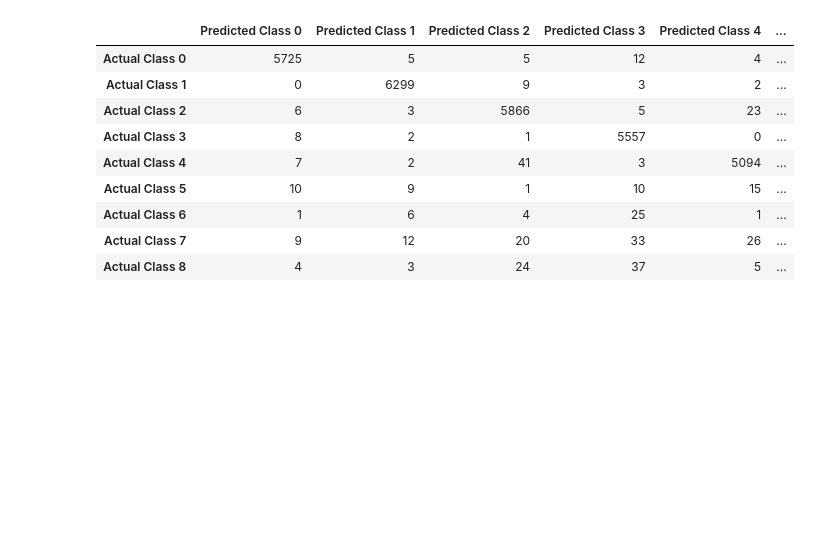
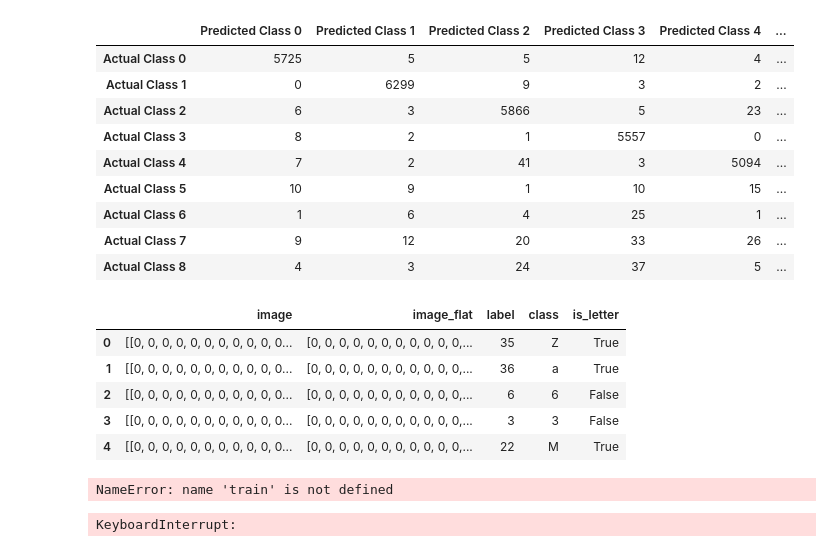
Before and after one commit to ambwhl/datasci_223, a Jupyter notebook: exercises/4-classification/exercise.ipynb, the cells around one changed output. Saved outputs shown, nothing was run; the diff lists cells and outputs as text; code cells hidden in the pictures; blank space fills up the shorter version.

```diff
--- a/exercises/4-classification/exercise.ipynb
+++ b/exercises/4-classification/exercise.ipynb
@@ -297,3 +296,19 @@ display_metrics(task, model_name, metrics_dict)
 | Actual Class 6 | 1 | 6 | 4 | 25 | 1 | ... |
 | Actual Class 7 | 9 | 12 | 20 | 33 | 26 | ... |
 | Actual Class 8 | 4 | 3 | 24 | 37 | 5 | ... |
+# %%
+###Classify digits vs. letters model showdown
+
+#1.Create a column for whether each row is a digit or a letter
+train['is_letter'] = train['label'] >= 10
+valid['is_letter'] = valid['label'] >= 10
+
+# Display the first few rows of the dataset
+display(train.head())
+# %% [output]
+|  | image | image_flat | label | class | is_letter |
+| 0 | [[0, 0, 0, 0, 0, 0, 0, 0, 0, 0, 0... | [0, 0, 0, 0, 0, 0, 0, 0, 0, 0, 0,... | 35 | Z | True |
+| 1 | [[0, 0, 0, 0, 0, 0, 0, 0, 0, 0, 0... | [0, 0, 0, 0, 0, 0, 0, 0, 0, 0, 0,... | 36 | a | True |
+| 2 | [[0, 0, 0, 0, 0, 0, 0, 0, 0, 0, 0... | [0, 0, 0, 0, 0, 0, 0, 0, 0, 0, 0,... | 6 | 6 | False |
+| 3 | [[0, 0, 0, 0, 0, 0, 0, 0, 0, 0, 0... | [0, 0, 0, 0, 0, 0, 0, 0, 0, 0, 0,... | 3 | 3 | False |
+| 4 | [[0, 0, 0, 0, 0, 0, 0, 0, 0, 0, 0... | [0, 0, 0, 0, 0, 0, 0, 0, 0, 0, 0,... | 22 | M | True |
@@ -300 +338,38 @@ display_metrics(task, model_name, metrics_dict)
+# %%
+# Initialize logistic regression classifier
+lr_clf = LogisticRegression(max_iter=1000, random_state=42)
+
+# Scale the data
+# When running without scaling the data, the model does not converge
+scaler = StandardScaler()
+train_scaled = scaler.fit_transform(train['image_flat'].tolist())
+valid_scaled = scaler.transform(valid['image_flat'].tolist())
+# %% [output]
+NameError: name 'train' is not defined
+# %%
+
+
+
+# Train and evaluate model
+lr_clf.fit(train_scaled, train['is_letter'])
+y_pred = lr_clf.predict(valid_scaled)
+
+# Calculate performance metrics
+acc = accuracy_score(valid['is_letter'], y_pred)
+prec = precision_score(valid['is_letter'], y_pred)
+rec = recall_score(valid['is_letter'], y_pred)
+f1 = f1_score(valid['is_letter'], y_pred)
+cm = confusion_matrix(valid['is_letter'], y_pred)
+
+# Store performance metrics in dictionary
+metrics_dict[task][model_name] = {'accuracy': acc,
+                                  'precision': prec,
+                                  'recall': rec,
+                                  'f1': f1,
+                                  'confusion_matrix': cm}
+
+# Display performance metrics
+display_metrics(task, model_name, metrics_dict)
+# %% [output]
+KeyboardInterrupt:
 # %%
```
Also changed, not shown: parts of 9 cells of this notebook.
